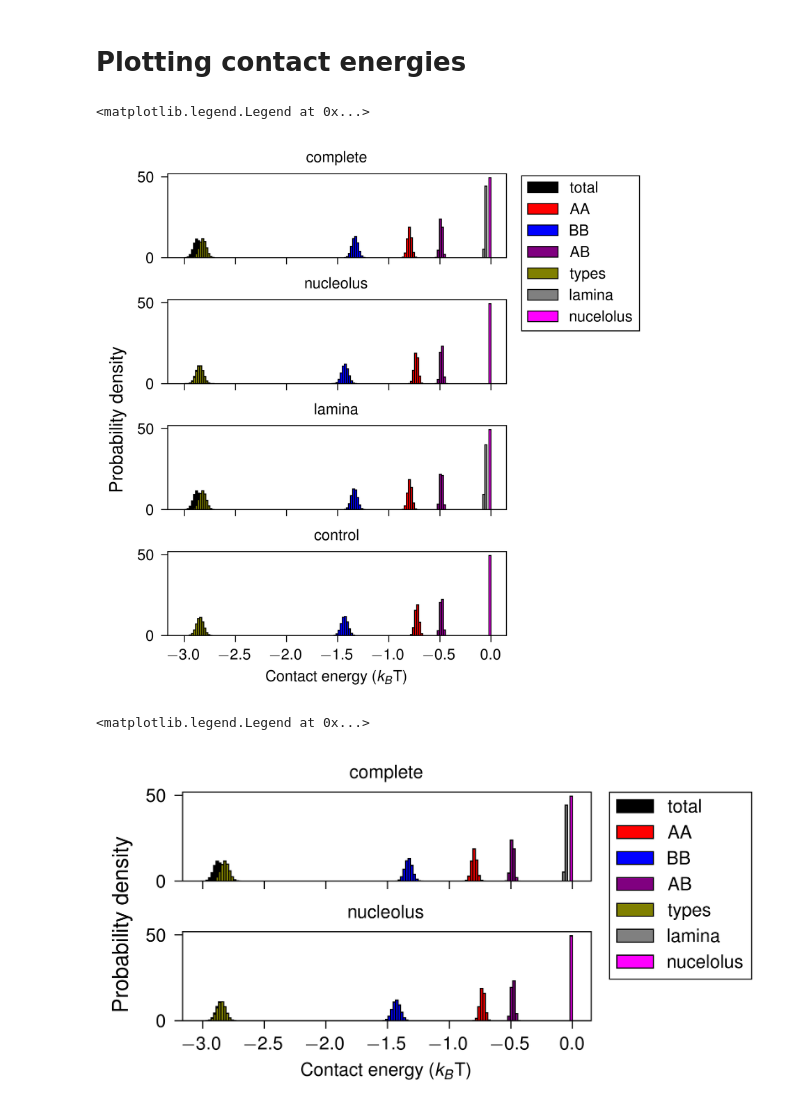
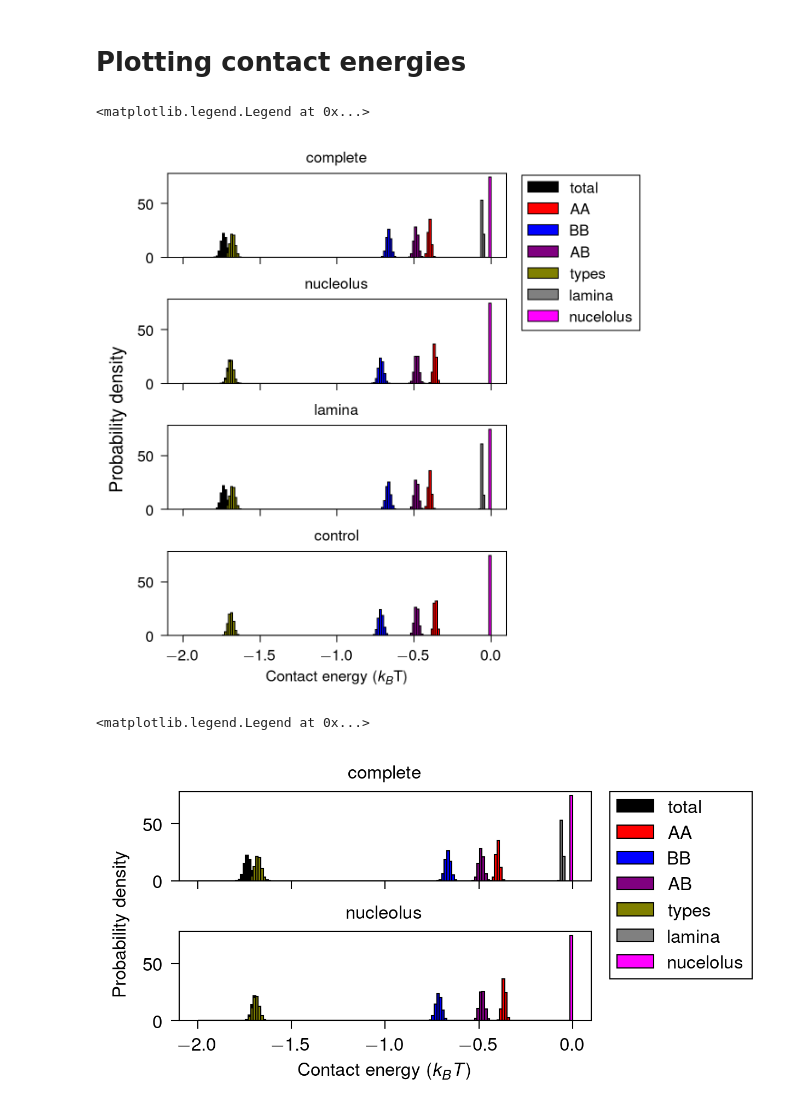
Before and after one commit to mellofariam/polarization, a Jupyter notebook: 3_analysis/energies/plot-total-energies.ipynb, the cells around one changed output. Drawn from its saved outputs; the diff is of its cells as text; code cells hidden in the pictures.

Commit message:
update images with new energy calculation

```diff
--- a/3_analysis/energies/plot-total-energies.ipynb
+++ b/3_analysis/energies/plot-total-energies.ipynb
@@ -201,7 +201,7 @@ fig, ax = plt.subplots(
     sharey=True,
 )
 
-bins = np.linspace(-15000, -0, 150) / NUM_BEADS
+bins = np.linspace(-2, -0, 150)
 
 for i, condition in enumerate(conditions):
     ax[i].set_title(condition)
@@ -257,34 +257,34 @@ for i, condition in enumerate(conditions):
         bins=bins,
         density=True,
         # histtype="step",
         label="lamina",
         color="gray",
     )
     ax[i].hist(
         energies[condition]["nucleolus"],
         bins=bins,
         density=True,
         # histtype="step",
         label="nucelolus",
         color="magenta",
     )
 
     # ax[i].set_ylim(0, 0.010)
 
 fig.supylabel("Probability density")
 ax[-1].set_xlabel("Contact energy ($k_B$T)")
 handles, labels = ax[0].get_legend_handles_labels()
 fig.legend(
     handles,
     labels,
     bbox_to_anchor=(1.005, 0.959),
     loc="upper left",
     fontsize=8,
     ncol=1,
 )
 # %% [output]
 <matplotlib.legend.Legend at 0x...>
-[figure, old version]
+[figure, new version]
 # %%
 chosen_conditions = [
     "complete",
@@ -303,7 +303,7 @@ fig, ax = plt.subplots(
     sharey=True,
 )
 
-bins = np.linspace(-15000, -0, 150) / NUM_BEADS
+bins = np.linspace(-2, -0, 150)
 
 for i, condition in enumerate(chosen_conditions):
     ax[i].set_title(condition)
@@ -373,8 +373,8 @@ for i, condition in enumerate(chosen_conditions):
 
     # ax[i].set_ylim(0, 0.010)
 
-fig.supylabel("Probability density")
-ax[-1].set_xlabel("Contact energy ($k_B$T)")
+fig.supylabel("Probability density", fontsize=8)
+ax[-1].set_xlabel("Contact energy ($k_BT$)")
 handles, labels = ax[0].get_legend_handles_labels()
 fig.legend(
     handles,
@@ -386,4 +386,4 @@ fig.legend(
 )
 # %% [output]
 <matplotlib.legend.Legend at 0x...>
-[figure, old version]
+[figure, new version]
```
Also changed, not shown: parts of 4 cells of this notebook.
